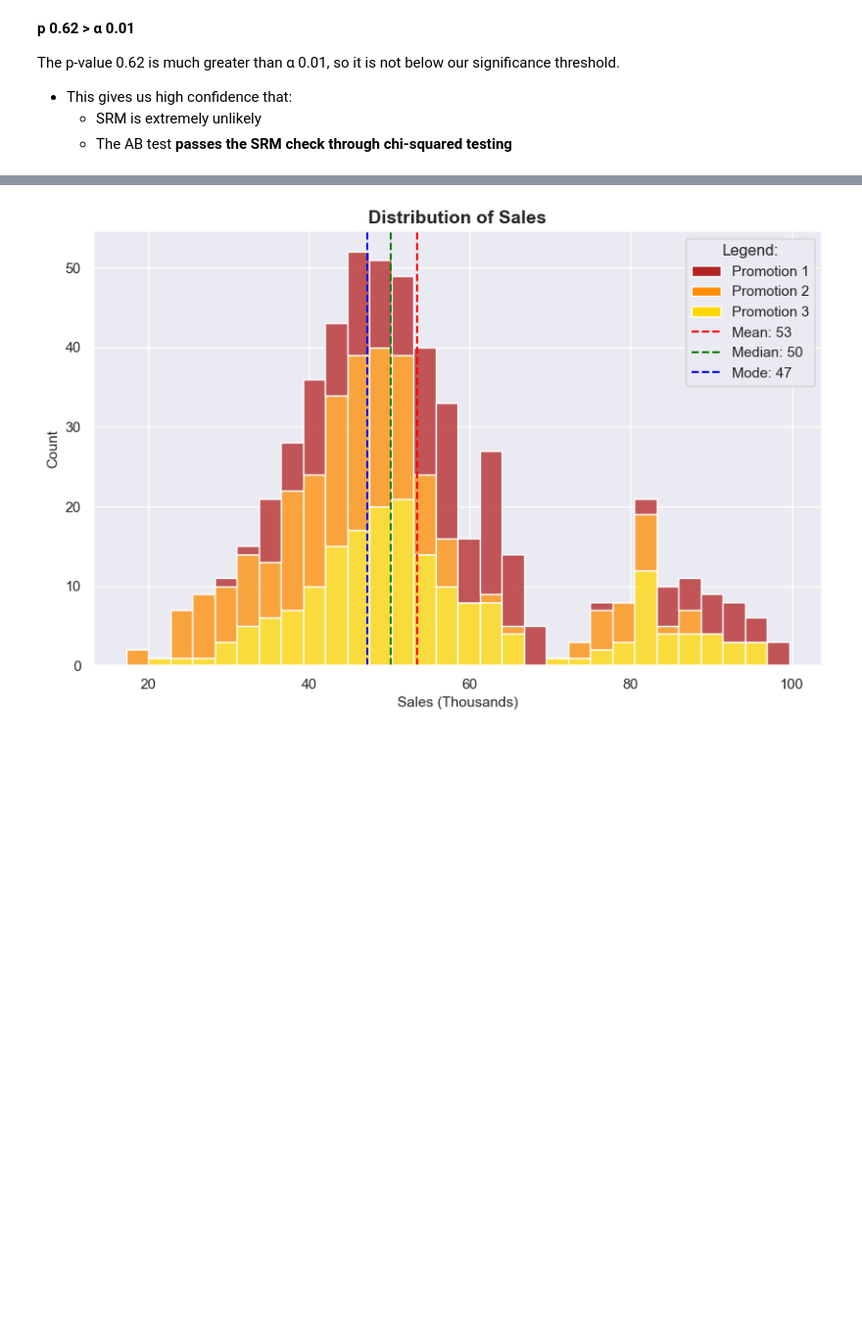
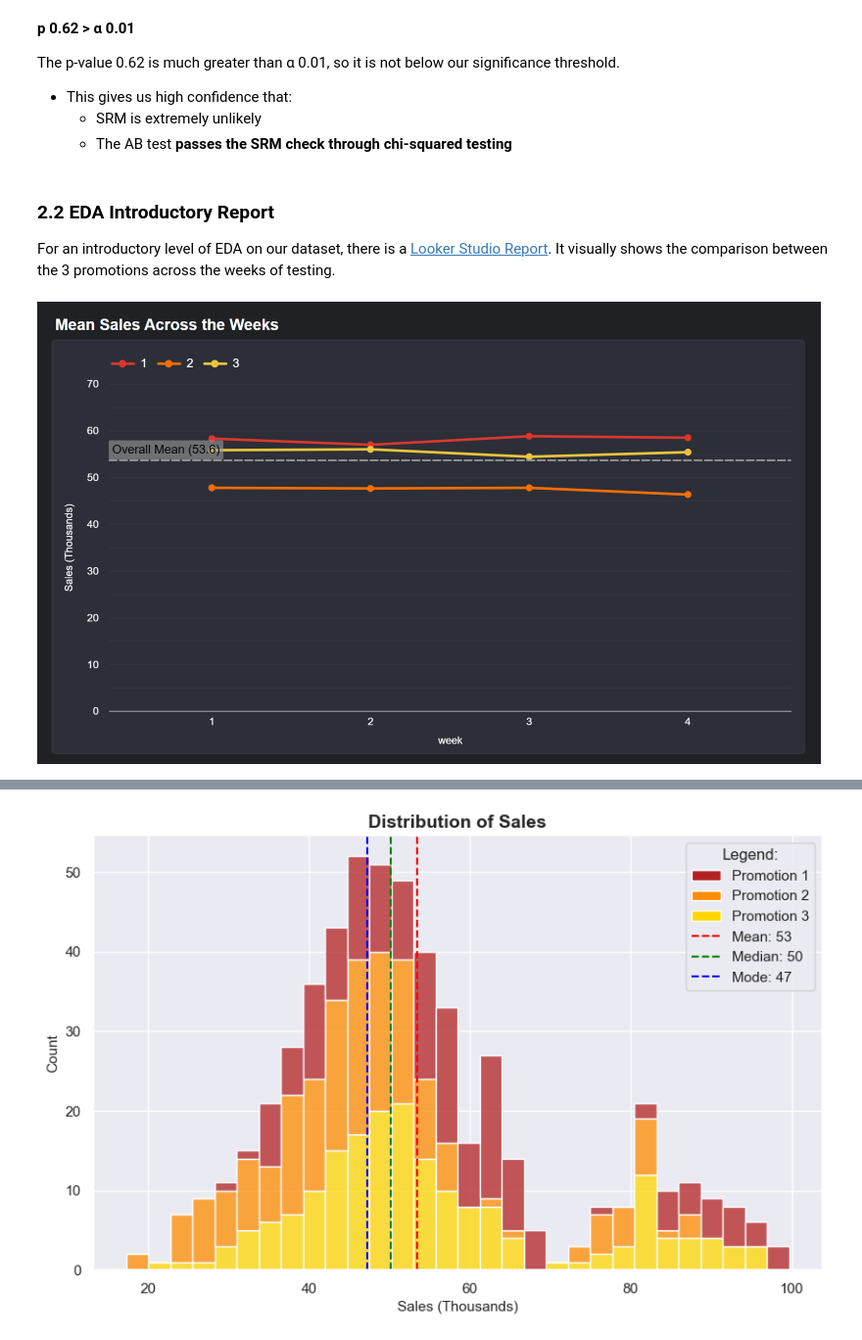
Before and after one commit to giddygarcia/ab-testing, a Jupyter notebook: fast-food.ipynb, the cells around one changed output, grey strips where cells are left out. Shown at 98% size. Cells and saved outputs as stored; diff of their text form; code cells hidden in the pictures; blank space fills up the shorter version.

```diff
--- a/fast-food.ipynb
+++ b/fast-food.ipynb
@@ -254,3 +259,11 @@ The p-value 0.62 is much greater than α 0.01, so it is not below our significan
 * This gives us high confidence that:
     * SRM is extremely unlikely
     * The AB test **passes the SRM check through chi-squared testing**
+# %% [markdown]
+### 2.2 EDA Introductory Report
+
+For an introductory level of EDA on our dataset, there is a [Looker Studio Report](https://lookerstudio.google.com/s/pzXi02x76aM). It visually shows the comparison between the 3 promotions across the weeks of testing.
+# %%
+Image(filename="graphics/LookerStudio-Mean.png", width=800)
+# %% [output]
+[figure, added]
```
Also changed, not shown: parts of 20 cells of this notebook.
